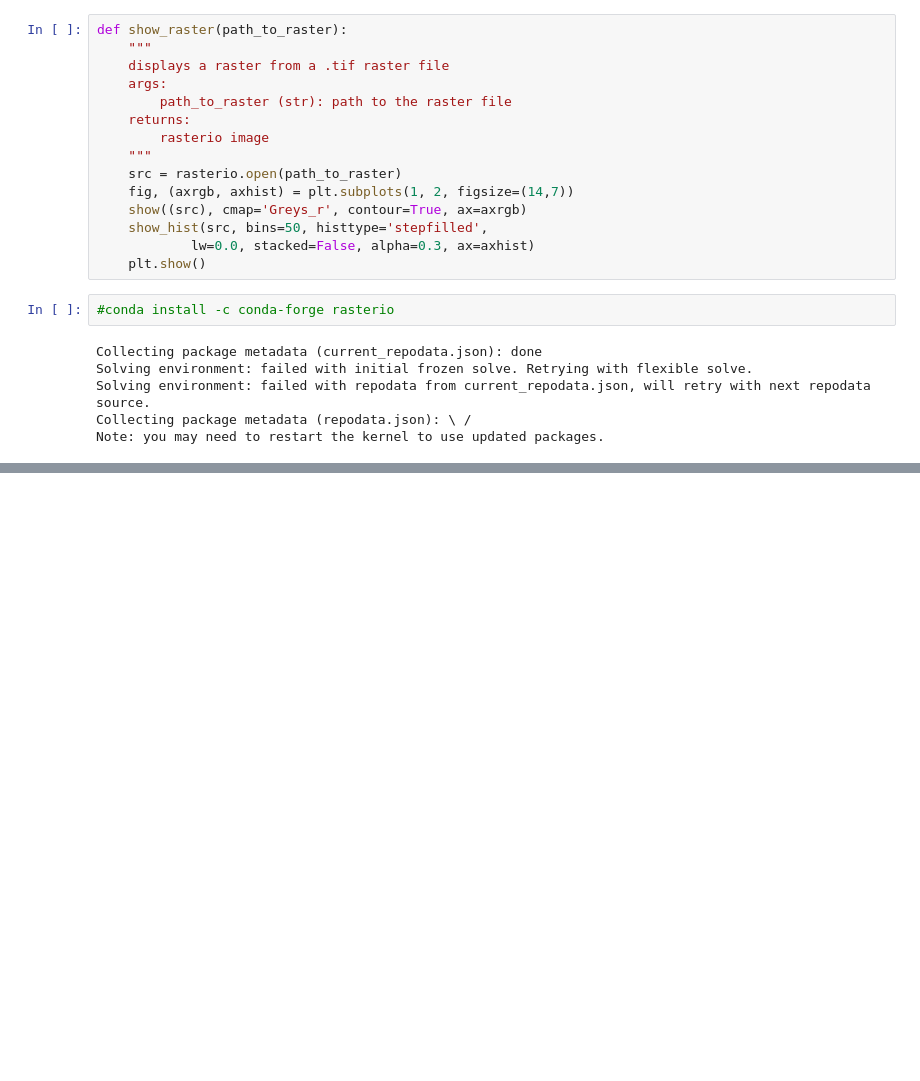
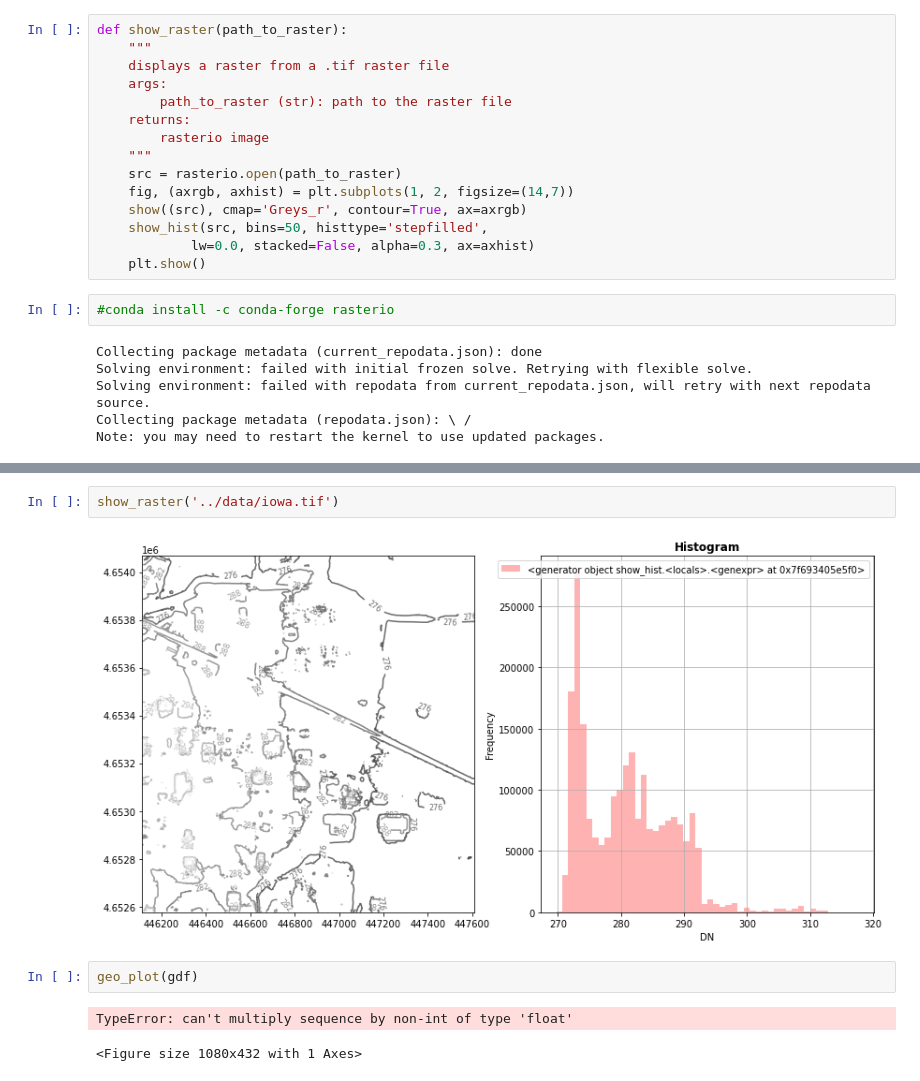
Before and after one commit to bwibokhaabi/AgriTech---USGS-LIDAR-, a Jupyter notebook: notebooks/lidar_test.ipynb, the cells around one changed output, grey strips where cells are left out. Drawn from its saved outputs; the diff is of its cells as text; blank space fills up the shorter version.

```diff
--- a/notebooks/lidar_test.ipynb
+++ b/notebooks/lidar_test.ipynb
@@ -136,0 +143,9 @@ Note: you may need to restart the kernel to use updated packages.
+# %%
+show_raster('../data/iowa.tif')
+# %% [output]
+[figure, added]
+# %%
+geo_plot(gdf)
+# %% [output]
+TypeError: can't multiply sequence by non-int of type 'float'
+<Figure size 1080x432 with 1 Axes>
```
Also changed, not shown: parts of 3 cells of this notebook, 3 other files.
